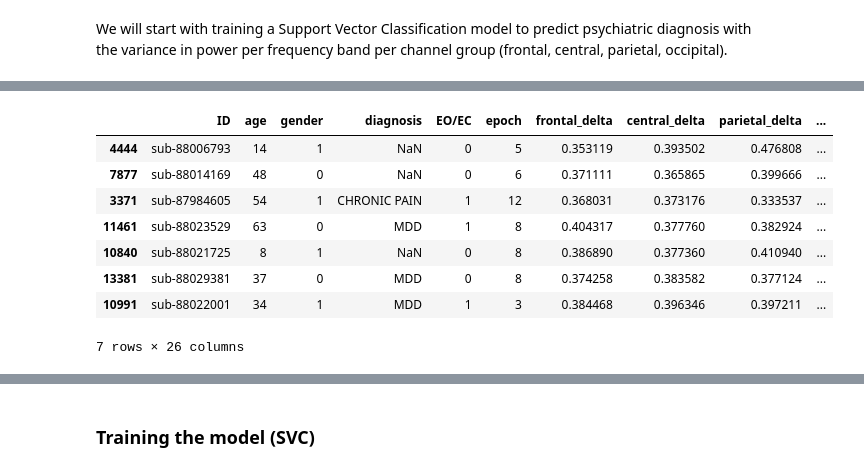
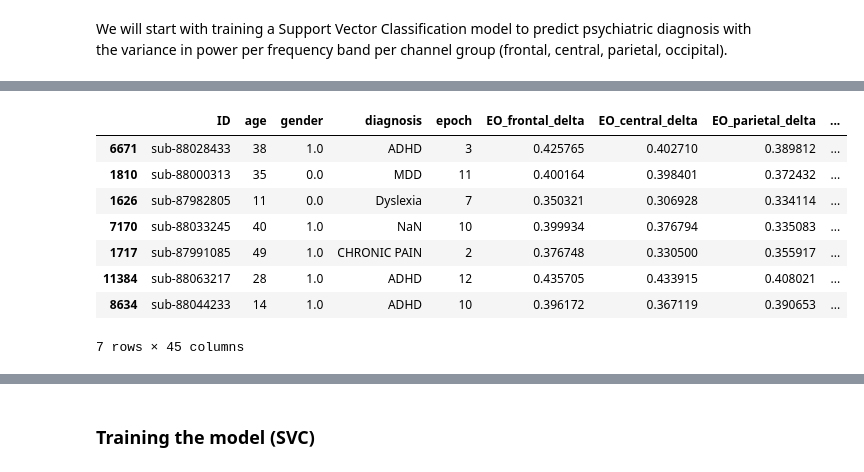
Before and after one commit to TSmolders/Internship_EEG, a Jupyter notebook: 4_multiclass_classification.ipynb, the cells around one changed output, grey strips where cells are left out. Cells and saved outputs as stored; diff of their text form; code cells hidden in the pictures.

```diff
--- a/4_multiclass_classification.ipynb
+++ b/4_multiclass_classification.ipynb
@@ -283,20 +21,17 @@ Progress: 2288/2692 files processed.
 # %%
-df_features.to_pickle('D:\Documents\RU\Master_Neurobiology\Internship_jaar_2\Project\TD-BRAIN\TD-BRAIN_extracted_features/df_std_features.pkl')
+df_features = pd.read_pickle('D:\Documents\RU\Master_Neurobiology\Internship_jaar_2\Project\TD-BRAIN\TD-BRAIN_extracted_features/df_std_features.pkl')
+df_features['age'] = df_features['age'].round().astype('Int32') # round age to nearest year and convert to int
+df_features.sample(7)
+# %% [output]
+|  | ID | age | gender | diagnosis | epoch | EO_frontal_delta | EO_central_delta | EO_parietal_delta | ... |
+| 6671 | sub-88028433 | 38 | 1.0 | ADHD | 3 | 0.425765 | 0.402710 | 0.389812 | ... |
+| 1810 | sub-88000313 | 35 | 0.0 | MDD | 11 | 0.400164 | 0.398401 | 0.372432 | ... |
+| 1626 | sub-87982805 | 11 | 0.0 | Dyslexia | 7 | 0.350321 | 0.306928 | 0.334114 | ... |
+| 7170 | sub-88033245 | 40 | 1.0 | NaN | 10 | 0.399934 | 0.376794 | 0.335083 | ... |
+| 1717 | sub-87991085 | 49 | 1.0 | CHRONIC PAIN | 2 | 0.376748 | 0.330500 | 0.355917 | ... |
+| 11384 | sub-88063217 | 28 | 1.0 | ADHD | 12 | 0.435705 | 0.433915 | 0.408021 | ... |
+| 8634 | sub-88044233 | 14 | 1.0 | ADHD | 10 | 0.396172 | 0.367119 | 0.390653 | ... |
+7 rows × 45 columns
-# %%
-df_features = pd.read_pickle('D:\Documents\RU\Master_Neurobiology\Internship_jaar_2\Project\TD-BRAIN\TD-BRAIN_extracted_features/df_std_features.pkl')
-df_features['EO/EC'] = (df_features['EO/EC'] == 'EO').astype('int')
-df_features['age'] = df_features['age'].round().astype('Int32') # round age to nearest year and convert to int
-df_features.sample(7)
-# %% [output]
-|  | ID | age | gender | diagnosis | EO/EC | epoch | frontal_delta | central_delta | parietal_delta | ... |
-| 4444 | sub-88006793 | 14 | 1 | NaN | 0 | 5 | 0.353119 | 0.393502 | 0.476808 | ... |
-| 7877 | sub-88014169 | 48 | 0 | NaN | 0 | 6 | 0.371111 | 0.365865 | 0.399666 | ... |
-| 3371 | sub-87984605 | 54 | 1 | CHRONIC PAIN | 1 | 12 | 0.368031 | 0.373176 | 0.333537 | ... |
-| 11461 | sub-88023529 | 63 | 0 | MDD | 1 | 8 | 0.404317 | 0.377760 | 0.382924 | ... |
-| 10840 | sub-88021725 | 8 | 1 | NaN | 0 | 8 | 0.386890 | 0.377360 | 0.410940 | ... |
-| 13381 | sub-88029381 | 37 | 0 | MDD | 0 | 8 | 0.374258 | 0.383582 | 0.377124 | ... |
-| 10991 | sub-88022001 | 34 | 1 | MDD | 1 | 3 | 0.384468 | 0.396346 | 0.397211 | ... |
-7 rows × 26 columns
 # %%
 # select top 5 diagnoses for now
 top_5 = df_features['diagnosis'].value_counts()[:5].index.tolist()
```
Also changed, not shown: parts of 13 cells of this notebook, 2 other files.
